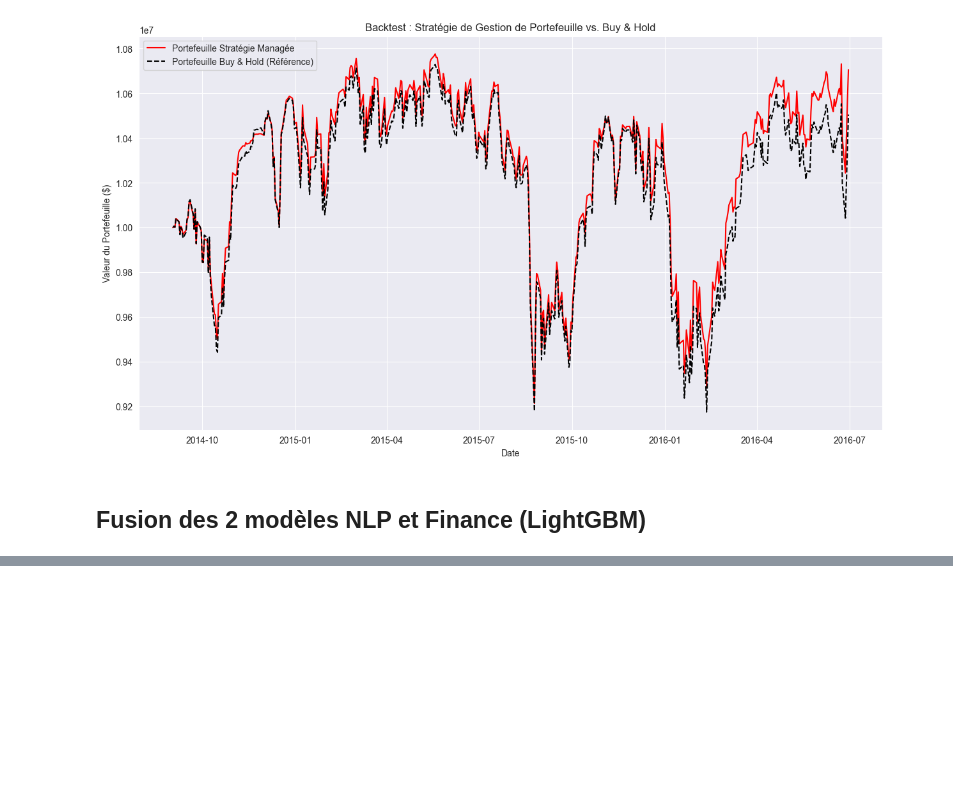
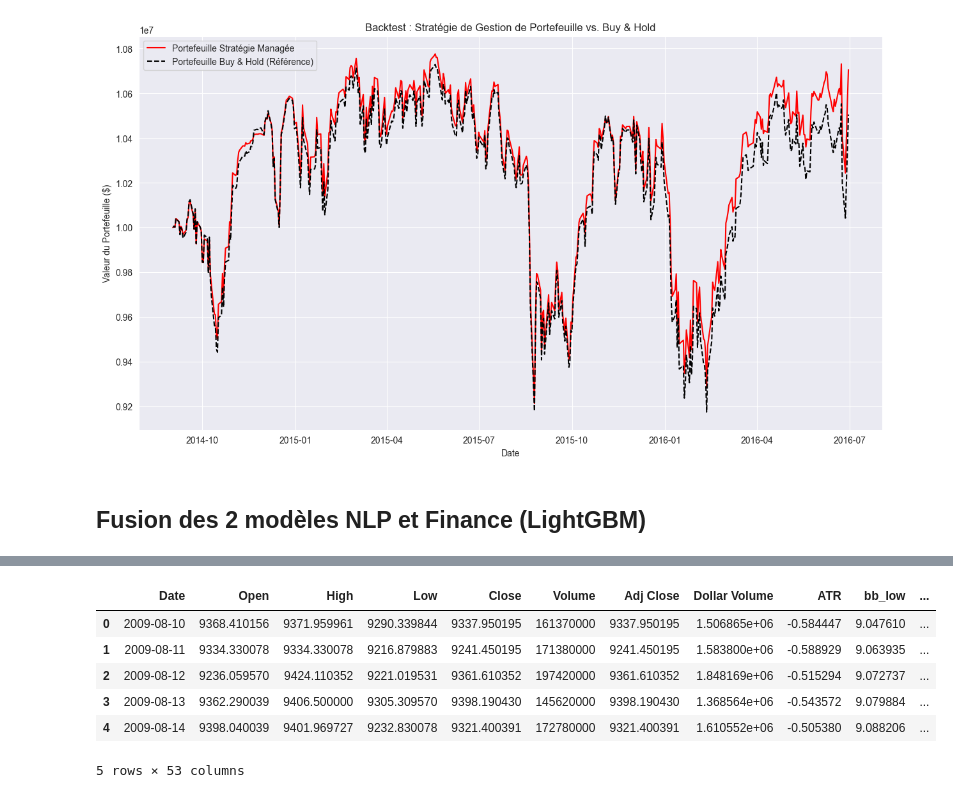
Before and after one commit to arcadiumstreet/MachineLearningProject, a Jupyter notebook: Project/notebook/indicators.ipynb, the cells around one changed output, grey strips where cells are left out. Drawn from its saved outputs; the diff is of its cells as text; code cells hidden in the pictures; blank space fills up the shorter version.

```diff
--- a/Project/notebook/indicators.ipynb
+++ b/Project/notebook/indicators.ipynb
@@ -1493,0 +1608,10 @@ Valeur finale du Buy & Hold : $10,505,303.43 (Rendement: 5.05%)
+# %%
+full_data_price.head()
+# %% [output]
+|  | Date | Open | High | Low | Close | Volume | Adj Close | Dollar Volume | ATR | bb_low | ... |
+| 0 | 2009-08-10 | 9368.410156 | 9371.959961 | 9290.339844 | 9337.950195 | 161370000 | 9337.950195 | 1.506865e+06 | -0.584447 | 9.047610 | ... |
+| 1 | 2009-08-11 | 9334.330078 | 9334.330078 | 9216.879883 | 9241.450195 | 171380000 | 9241.450195 | 1.583800e+06 | -0.588929 | 9.063935 | ... |
+| 2 | 2009-08-12 | 9236.059570 | 9424.110352 | 9221.019531 | 9361.610352 | 197420000 | 9361.610352 | 1.848169e+06 | -0.515294 | 9.072737 | ... |
+| 3 | 2009-08-13 | 9362.290039 | 9406.500000 | 9305.309570 | 9398.190430 | 145620000 | 9398.190430 | 1.368564e+06 | -0.543572 | 9.079884 | ... |
+| 4 | 2009-08-14 | 9398.040039 | 9401.969727 | 9232.830078 | 9321.400391 | 172780000 | 9321.400391 | 1.610552e+06 | -0.505380 | 9.088206 | ... |
+5 rows × 53 columns
```
Also changed, not shown: parts of 17 cells of this notebook, 1 other file.
